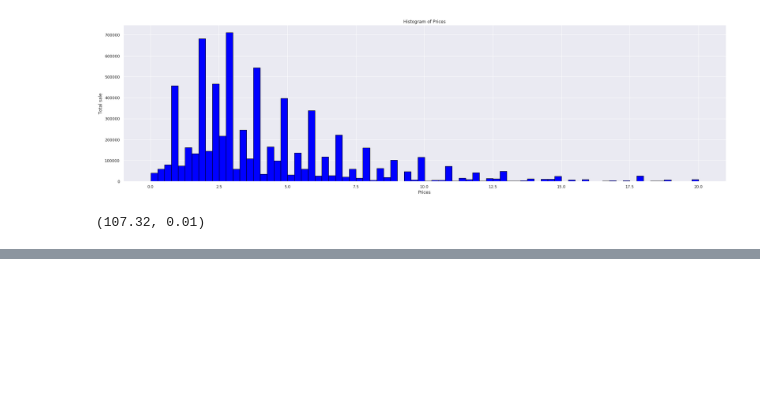
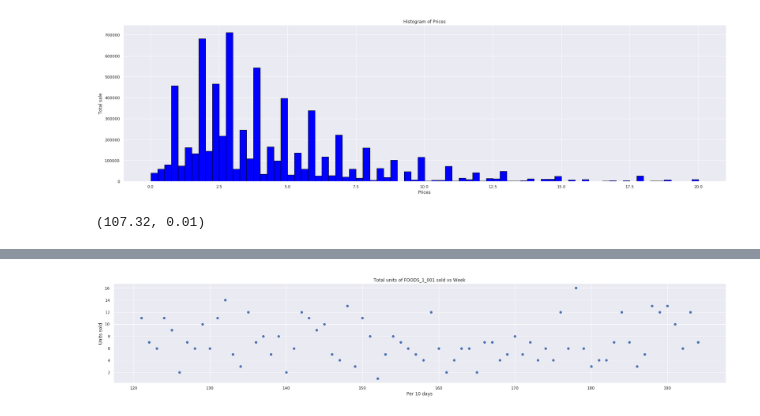
Before and after one commit to Rohan-Agarwal-Developer/walmart-sales-predictions, a Jupyter notebook: main.ipynb, the cells around one changed output, grey strips where cells are left out. Drawn from its saved outputs; the diff is of its cells as text; code cells hidden in the pictures; blank space fills up the shorter version.

```diff
--- a/main.ipynb
+++ b/main.ipynb
@@ -96,0 +110,12 @@ plt.show()
+# %%
+item_id = 'FOODS_1_001'
+example = data[(data['item_id'] == item_id) & (data['store_id'] == 'CA_1')].to_numpy()[0][6:]
+fig = plt.figure(figsize=(30,5))
+r = 10; start = 120
+x, y = sales_in_range(example, r)
+plt.scatter(x[start:], y[start:])
+plt.xlabel(f'Per {r} days')
+plt.ylabel('Units sold')plt.title(f'Total units of {item_id} sold vs Week')
+plt.show()
+# %% [output]
+[figure, added]
```
Also changed, not shown: parts of 8 cells of this notebook.
